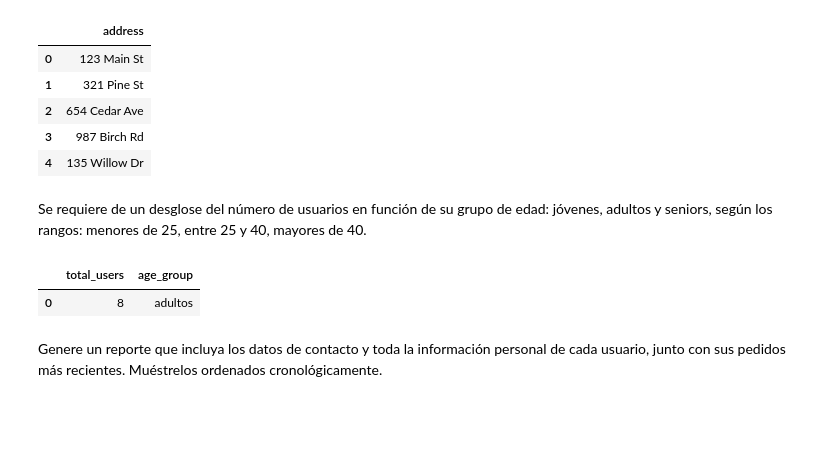
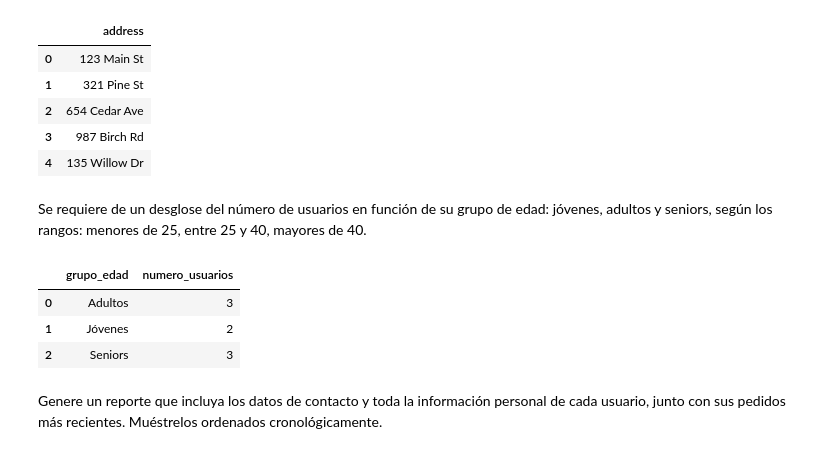
Before and after one commit to Tomaslopera/Data_Engineering, a Jupyter notebook: SQL/Taller.ipynb, the cells around one changed output. Cells and saved outputs as stored; diff of their text form; code cells hidden in the pictures; blank space fills up the shorter version.

```diff
--- a/SQL/Taller.ipynb
+++ b/SQL/Taller.ipynb
@@ -120,19 +122,23 @@ Se requiere de un desglose del número de usuarios en función de su grupo de ed
 adultos y seniors, según los rangos: menores de 25, entre 25 y 40, mayores de 40.
 # %%
 query = """
-SELECT COUNT(*) AS total_users,
-CASE
-    WHEN users.age < 25 THEN 'menores'
-    WHEN users.age BETWEEN 25 AND 40 THEN 'adultos'
-    ELSE 'seniors'
-END AS age_group
-FROM users
+SELECT
+    CASE
+        WHEN age < 25 THEN 'Jóvenes'
+        WHEN age BETWEEN 25 AND 40 THEN 'Adultos'
+        ELSE 'Seniors'
+    END AS grupo_edad,
+    COUNT(*) AS numero_usuarios
+    FROM users
+    GROUP BY grupo_edad
 """
 
 pd.read_sql_query(query, conn)
 # %% [output]
-|  | total_users | age_group |
-| 0 | 8 | adultos |
+|  | grupo_edad | numero_usuarios |
+| 0 | Adultos | 3 |
+| 1 | Jóvenes | 2 |
+| 2 | Seniors | 3 |
 # %% [markdown]
 Genere un reporte que incluya los datos de contacto y toda la información personal de cada
 usuario, junto con sus pedidos más recientes. Muéstrelos ordenados cronológicamente.
```
Also changed, not shown: parts of 18 cells of this notebook.
